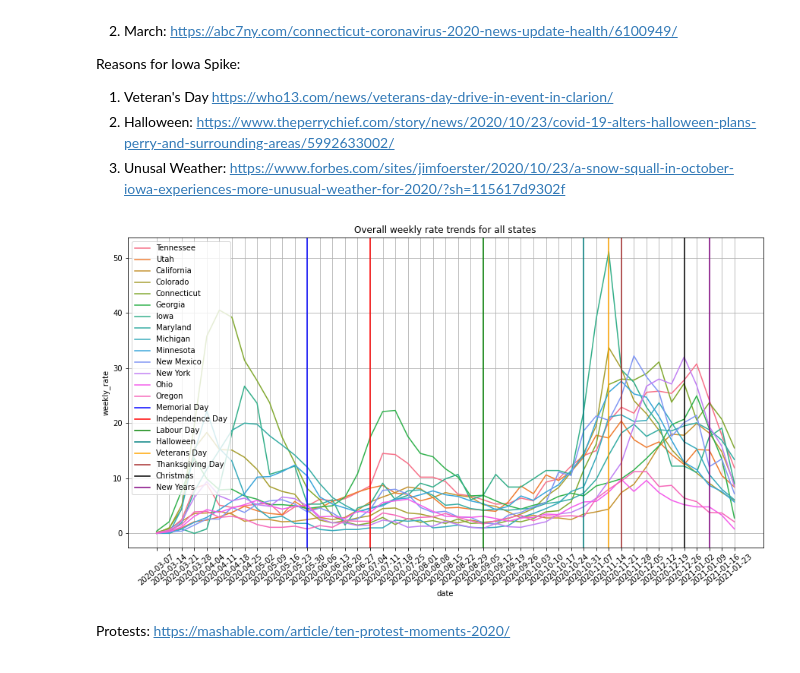
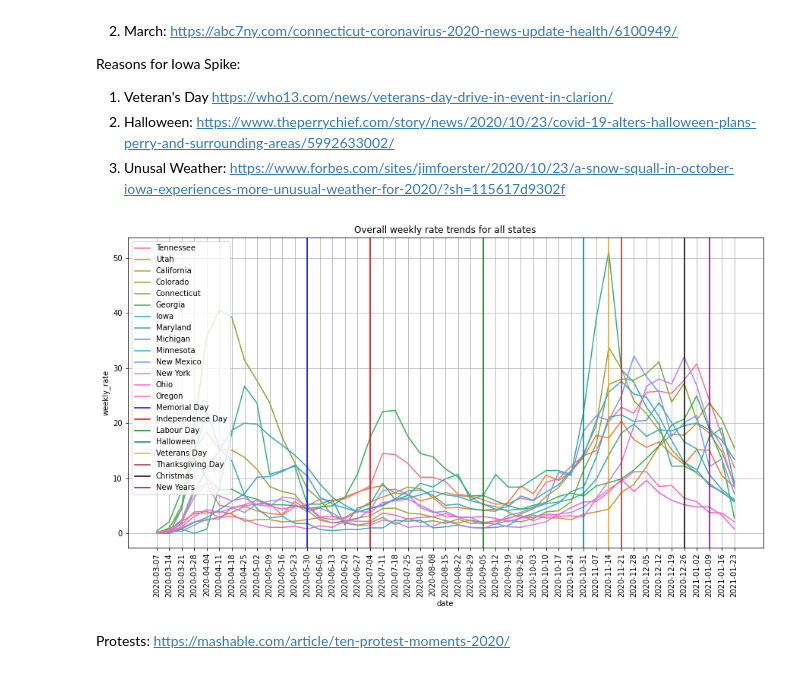
Before and after one commit to yixin0829/covid-data-gig, a Jupyter notebook: Ron's Notebook.ipynb, the cells around one changed output. Drawn from its saved outputs; the diff is of its cells as text; code cells hidden in the pictures.

```diff
--- a/Ron's Notebook.ipynb
+++ b/Ron's Notebook.ipynb
@@ -170,24 +173,24 @@ Reasons for Iowa Spike:
 # %%
 states_overall_df = overall_df.loc[overall_df['catchment'] != 'Entire Network']
 plt.figure(figsize=(15,7.5))
 plt.title('Overall weekly rate trends for all states')
 sns.lineplot(data=states_overall_df, x='date', y='weekly_rate', hue='catchment')
 plt.axvline(x='2020-05-30',label='Memorial Day',color='blue')
 plt.axvline(x='2020-07-04',label='Independence Day',color = 'red')
 plt.axvline(x='2020-09-05',label='Labour Day', color = 'green')
 plt.axvline(x='2020-10-31',label='Halloween', color = 'teal')
 #Nov 11
 plt.axvline(x='2020-11-14',label='Veterans Day', color='orange')
 #Close to boxing day
 plt.axvline(x='2020-11-21',label='Thanksgiving Day',color ='brown')
 plt.axvline(x='2020-12-26',label='Christmas',color='black')
 plt.axvline(x='2021-01-09',label='New Years',color='purple')
 plt.legend(loc='best')
-plt.xticks(rotation=40)
+plt.xticks(rotation=90)
 plt.grid()
 plt.show()
 # %% [output]
-[figure, old version]
+[figure, new version]
 # %% [markdown]
 Protests: https://mashable.com/article/ten-protest-moments-2020/
 # %% [markdown]
```
Also changed, not shown: parts of 2 cells of this notebook, 2 other files.
